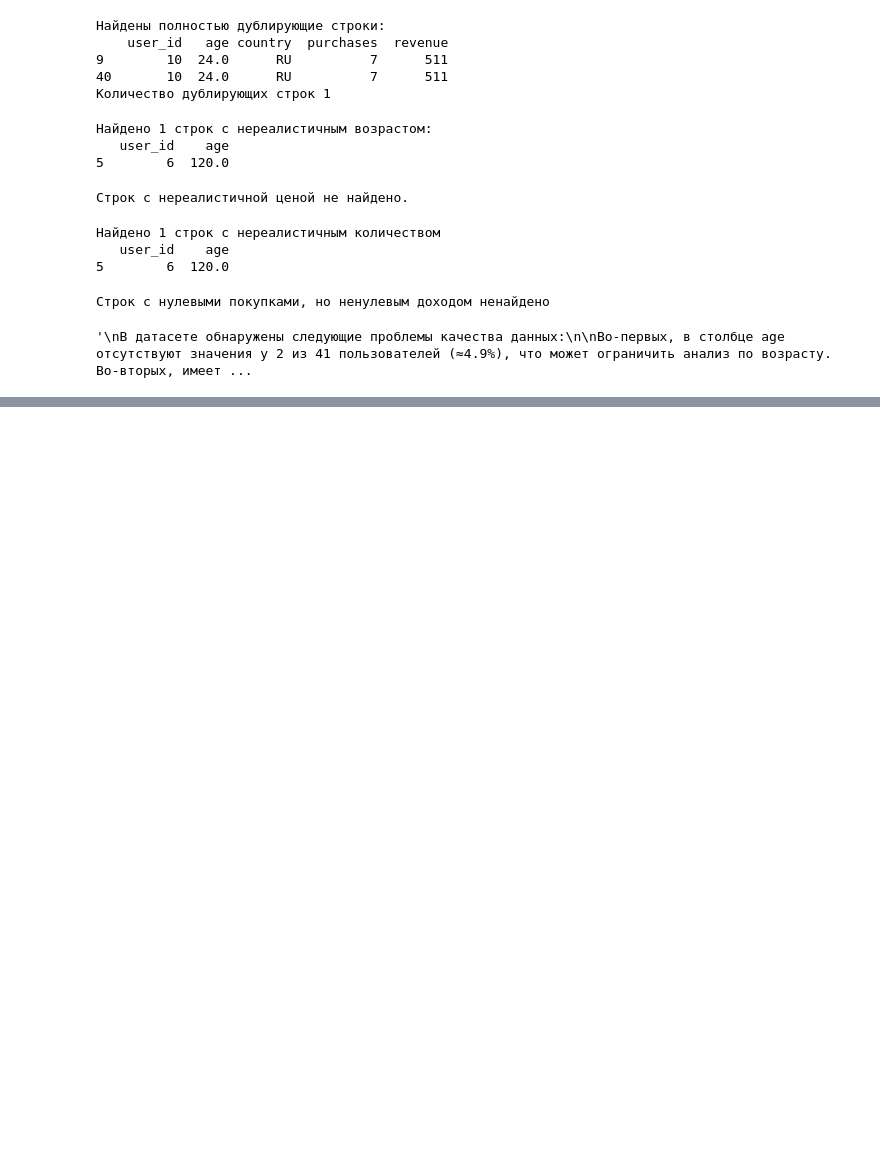
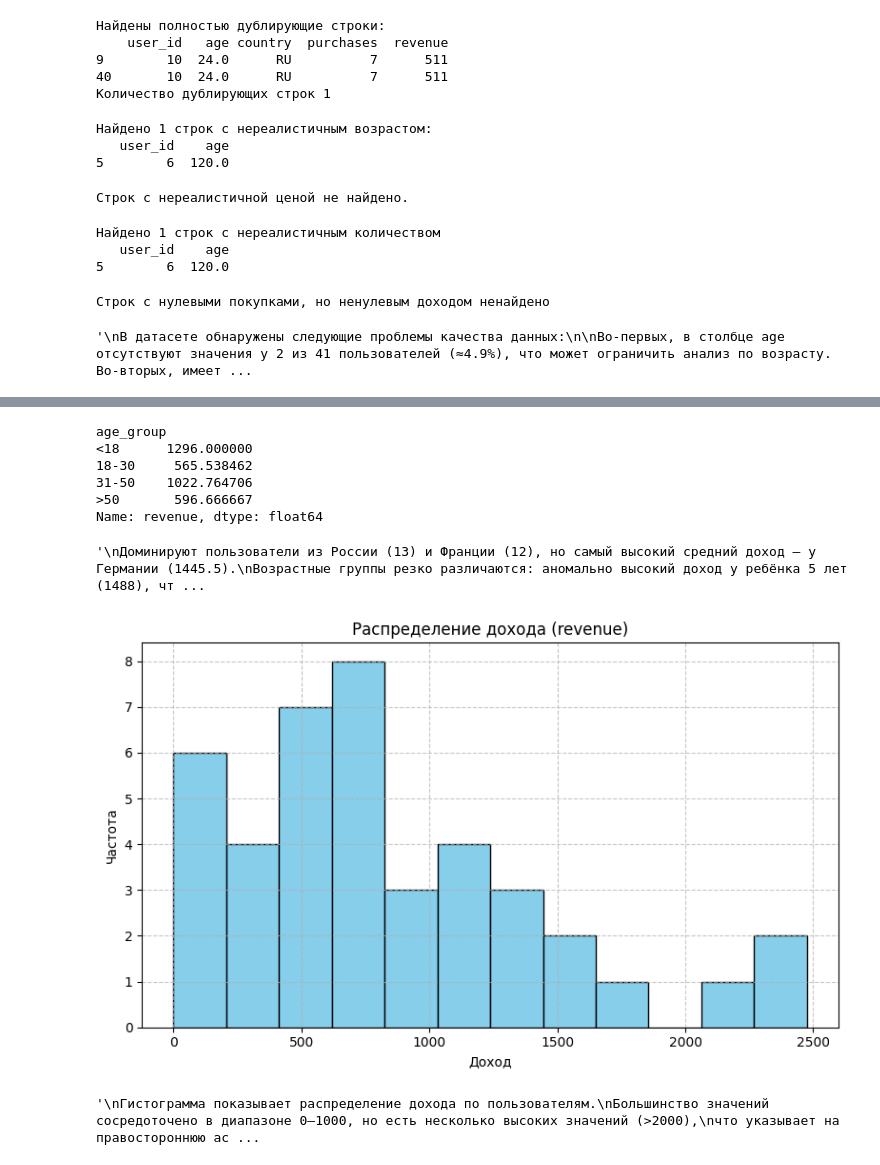
Before and after one commit to daririr/aie-group-3, a Jupyter notebook: homeworks/HW02/HW02.ipynb, the cells around one changed output, grey strips where cells are left out. Drawn from its saved outputs; the diff is of its cells as text; code cells hidden in the pictures; blank space fills up the shorter version.

Commit message:
HW02: завершена визуализация и анализ данных

```diff
--- a/homeworks/HW02/HW02.ipynb
+++ b/homeworks/HW02/HW02.ipynb
@@ -128,3 +128,9 @@ else:
 """
 # %% [output]
 '\nВ датасете обнаружены следующие проблемы качества данных:\n\nВо-первых, в столбце age отсутствуют значения у 2 из 41 пользователей (≈4.9%), что может ограничить анализ по возрасту. Во-вторых, имеет ...
+# %%
+import pandas as pd
+data = pd.read_csv("S02-hw-dataset.csv")
+
+# Посчитать частоты для категориальных переменных
+print( data['country'].value_counts())
@@ -130,0 +160,48 @@ else:
+# %%
+# Убираем строки без возраста
+data_clean = data.dropna(subset=['age']).copy()  # Явно создаём копию
+
+# Создаём коридоры
+bins = [0, 18, 30, 50, 100]
+labels = ['<18', '18-30', '31-50', '>50']
+data_clean['age_group'] = pd.cut(data_clean['age'], bins=bins, labels=labels)
+data_clean.groupby('age_group', observed=True)['revenue'].mean()
+# %% [output]
+age_group
+<18      1296.000000
+18-30     565.538462
+31-50    1022.764706
+>50       596.666667
+Name: revenue, dtype: float64
+# %%
+"""
+Доминируют пользователи из России (13) и Франции (12), но самый высокий средний доход — у Германии (1445.5).
+Возрастные группы резко различаются: аномально высокий доход у ребёнка 5 лет (1488), что выглядит как ошибка; реальные взрослые группы (18–50) показывают доход от 565 до 1022.
+Неожиданный эффект: пользователь с отрицательным количеством покупок (–1) и возраст 120 лет
+"""
+# %% [output]
+'\nДоминируют пользователи из России (13) и Франции (12), но самый высокий средний доход — у Германии (1445.5).\nВозрастные группы резко различаются: аномально высокий доход у ребёнка 5 лет (1488), чт ...
+# %%
+# Визуализация данных в Matplotlib, гистограмма
+import matplotlib.pyplot as plt
+import numpy as np
+plt.figure(figsize=(8, 5))
+plt.hist(data['revenue'].dropna(), bins=12, color='skyblue', edgecolor='black')
+plt.title('Распределение дохода (revenue)')
+plt.xlabel('Доход')
+plt.ylabel('Частота')
+plt.grid(True, linestyle='--', alpha=0.7)
+plt.tight_layout()
+plt.savefig("figures/histogram_revenue.png")  # Сохраняем
+plt.show()
+
+
+# Комментарий:
+"""
+Гистограмма показывает распределение дохода по пользователям.
+Большинство значений сосредоточено в диапазоне 0–1000, но есть несколько высоких значений (>2000),
+что указывает на правостороннюю асимметрию (возможные выбросы, например, user_id=21 с revenue=1488).
+"""
+# %% [output]
+[figure, added]
+'\nГистограмма показывает распределение дохода по пользователям.\nБольшинство значений сосредоточено в диапазоне 0–1000, но есть несколько высоких значений (>2000),\nчто указывает на правостороннюю ас ...
```
Also changed, not shown: parts of 4 cells of this notebook, 3 other files.
